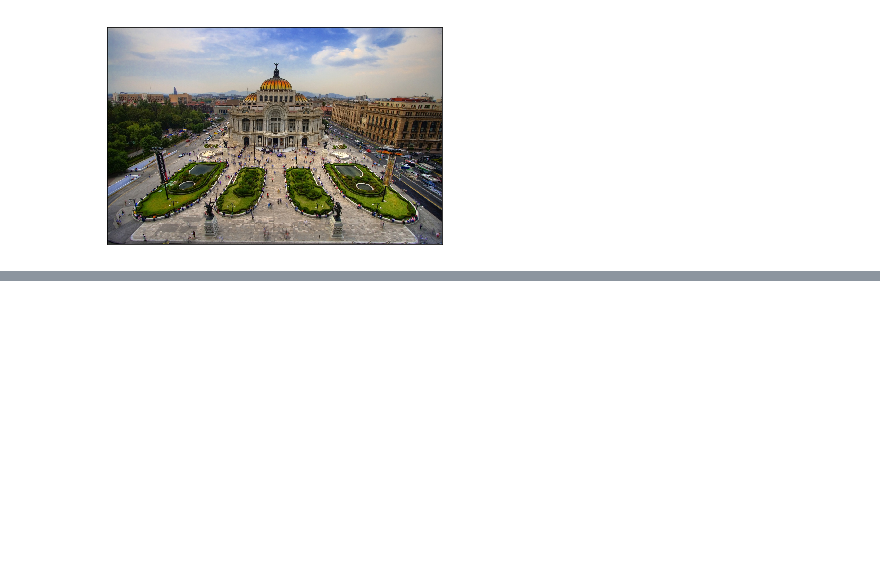
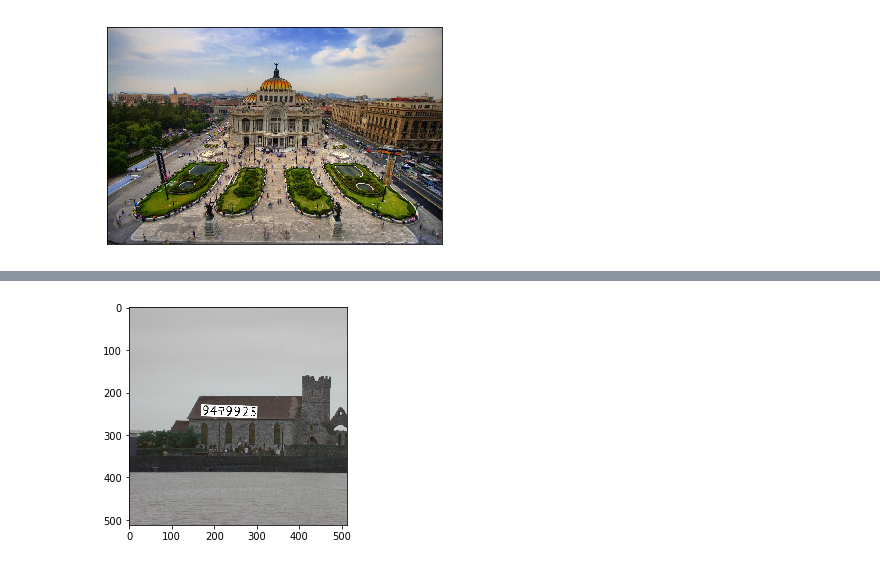
Before and after one commit to giallo41/license-plate-recognition, a Jupyter notebook: get_plate_data.ipynb, the cells around one changed output, grey strips where cells are left out. Saved outputs shown, nothing was run; the diff lists cells and outputs as text; code cells hidden in the pictures; blank space fills up the shorter version.

```diff
--- a/get_plate_data.ipynb
+++ b/get_plate_data.ipynb
@@ -54,6 +55,9 @@ DEEP_BLUE = (33, 44, 66 ) #외교용
 LIGHT_BLUE = (185, 218, 238 )# - EV car
 GREEN = (70, 130, 80)
 BLUE = ( 50, 130, 170 ) # 영업용 택시 old Font
+
+BG_WIDTH = 512
+BG_HEIGHT = 512
 # %%
 
 number_font_img_w = read_img('./test-image/mnist_long_new_font_h150.png', imshow = False)
@@ -249,0 +245,77 @@ tmp[20:20+h,50:50+w,:] = rtn_img_resized*255.0
+# %%
+
+def generate_im():
+
+    ## random pick bg
+    fname = "./bg-image/{:08d}.jpg".format(np.random.randint(0, 1100))
+    bg_img = read_img(fname, imshow=False)
+    bg_img = cv2.resize(bg_img, (BG_WIDTH,BG_HEIGHT))
+
+    plate_class = np.random.randint(0, 1) # 0 - no plate in bg 1- black-white
+    plate_num = np.random.randint(0, 3) # 0 - is no plate in img
+
+    obj_pos = []
+    plate_img = []
+    plate_code = []
+    plate_coord = []
+
+
+    ## load random plate - img
+    ## random plate img resize (30%~80%)
+    x_loc_list = np.random.uniform(0.1, 0.62, plate_num)
+    y_loc_list = np.random.uniform(0.15, 0.85, plate_num)
+    plate_loc_list = []
+    for x, y in zip(x_loc_list, y_loc_list):
+        plate_loc_list.append((x, y))
+
+    rot_M_list = []
+
+    mask_img = np.zeros(bg_img.shape)
+    for i in range(plate_num):
+        tmp_img, tmp_code, tmp_coord = rtn_random_plate_img(plate_class)
+        x_rand_resize = np.random.uniform(0.14, 0.20, 1)[0] #np.random.randint(1, 4)/10.
+        y_rand_resize = np.random.uniform(0.14, 0.28, 1)[0] #np.random.randint(1, 4)/10.
+        tmp_img_resized = cv2.resize(tmp_img, None, fx=x_rand_resize,fy=y_rand_resize)
+
+        p_h, p_w, _ = tmp_img_resized.shape
+        b_h, b_w, _ = bg_img.shape
+        bg_plate = np.zeros(bg_img.shape)
+        bg_mask = np.zeros(bg_img.shape)
+        tmp_plate = np.zeros(tmp_img_resized.shape)+1.0
+        p_x, p_y = plate_loc_list[i]
+        s_x = int(p_x*b_w)
+        s_y = int(p_y*b_h)
+        ## Making mask for bg
+        bg_mask[s_y:s_y+p_h,s_x:s_x+p_w,:] = tmp_plate
+        bg_plate[s_y:s_y+p_h,s_x:s_x+p_w,:] = tmp_img_resized
+
+        rand_angle = np.random.randint(-6, 7)
+        M = cv2.getRotationMatrix2D((bg_plate.shape[1],bg_plate.shape[0]), rand_angle, 1.0)
+        rotated_bg_plate = cv2.warpAffine(bg_plate, M, (bg_plate.shape[1],bg_plate.shape[0]))
+        rotated_bg_mask = cv2.warpAffine(bg_mask, M, (bg_mask.shape[1],bg_mask.shape[0]))
+
+        M = M.tolist()
+
+        bg_img_new = bg_img +rotated_bg_mask*255.
+        mask_img += rotated_bg_mask
+        tmp_mul = 1.0-np.multiply(1.0-rotated_bg_plate, rotated_bg_mask)
+        bg_img_new = np.array(np.multiply(bg_img_new, tmp_mul), dtype=int)
+        bg_img_new = np.array(bg_img_new, dtype=int)
+        bg_img = np.clip(bg_img_new, 0, 255)
+        mask_img = np.clip(mask_img, 0, 1)
+
+        obj_pos.append( (s_x, s_y, p_w, p_h) )
+        plate_img.append(tmp_img_resized)
+        plate_code.append(tmp_code)
+        plate_coord.append(tmp_coord)
+        rot_M_list.append(M)
+
+#    plt.imshow(bg_img)
+    return bg_img, mask_img, obj_pos, plate_code, plate_coord, rot_M_list
+
+bg_img, mask_img, obj_pos, plate_code, plate_coord, rot_M_list = generate_im()
+print (obj_pos)
+print (plate_code)
+print (plate_coord)
+plt.imshow(bg_img)
+# %% [output]
@@ -249,0 +326 @@ tmp[20:20+h,50:50+w,:] = rtn_img_resized*255.0
+[figure, added]
```
Also changed, not shown: parts of 18 cells of this notebook, 7 other files.
